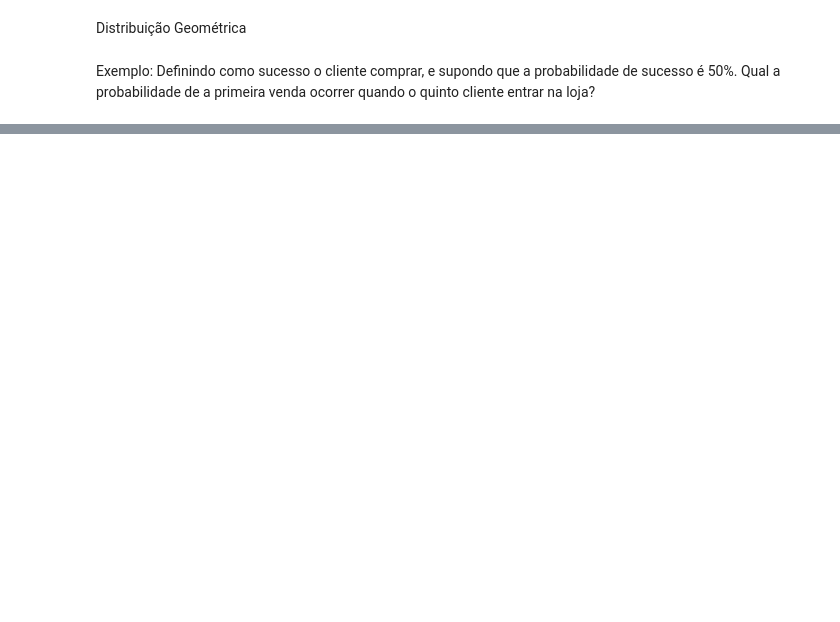
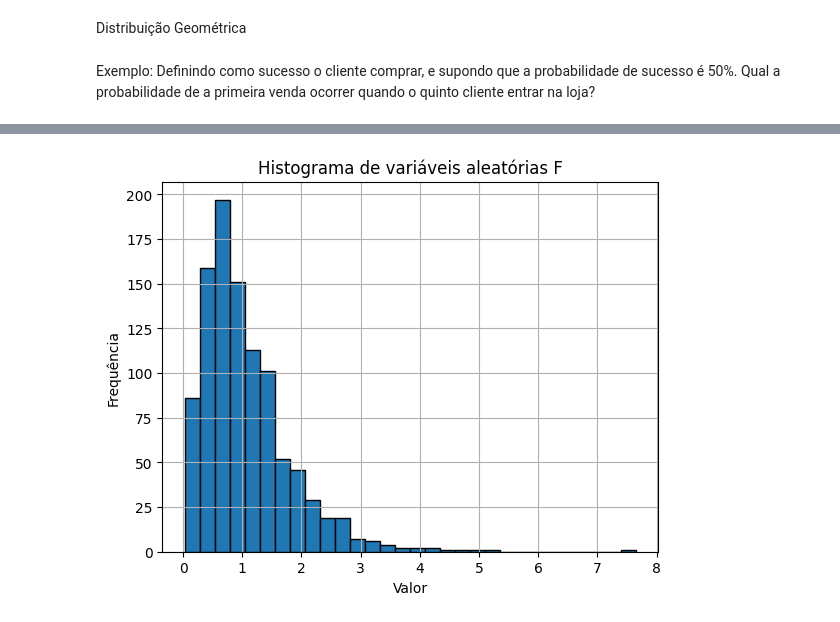
Before and after one commit to angelicabru/BRU, a Jupyter notebook: Pós Graduação Bruna/Material Módulo 2 - Estatística/Atividade Módulo 2/modulo 2_estatistica.ipynb, the cells around one changed output, grey strips where cells are left out. Saved outputs shown, nothing was run; the diff lists cells and outputs as text; code cells hidden in the pictures; blank space fills up the shorter version.

```diff
--- a/Pós Graduação Bruna/Material Módulo 2 - Estatística/Atividade Módulo 2/modulo 2_estatistica.ipynb
+++ b/Pós Graduação Bruna/Material Módulo 2 - Estatística/Atividade Módulo 2/modulo 2_estatistica.ipynb
@@ -146,0 +267,9 @@ Exemplo: Definindo como sucesso o cliente comprar, e supondo que a probabilidade
+# %%
+#Definindo os parâmetros
+n = 1000
+df1 = 5
+df2 = 33
+
+#Gerando os números da distribuição F
+va_f = f.rvs(df1, df2, size=n)
+print(va_f)
@@ -146,0 +294,10 @@ Exemplo: Definindo como sucesso o cliente comprar, e supondo que a probabilidade
+# %%
+#Criando o histograma
+plt.hist(va_f, bins=30, edgecolor='black')
+plt.xlabel('Valor')
+plt.ylabel('Frequência')
+plt.title('Histograma de variáveis aleatórias F')
+plt.grid(True)
+plt.show()
+# %% [output]
+[figure, added]
```
Also changed, not shown: parts of 22 cells of this notebook.
